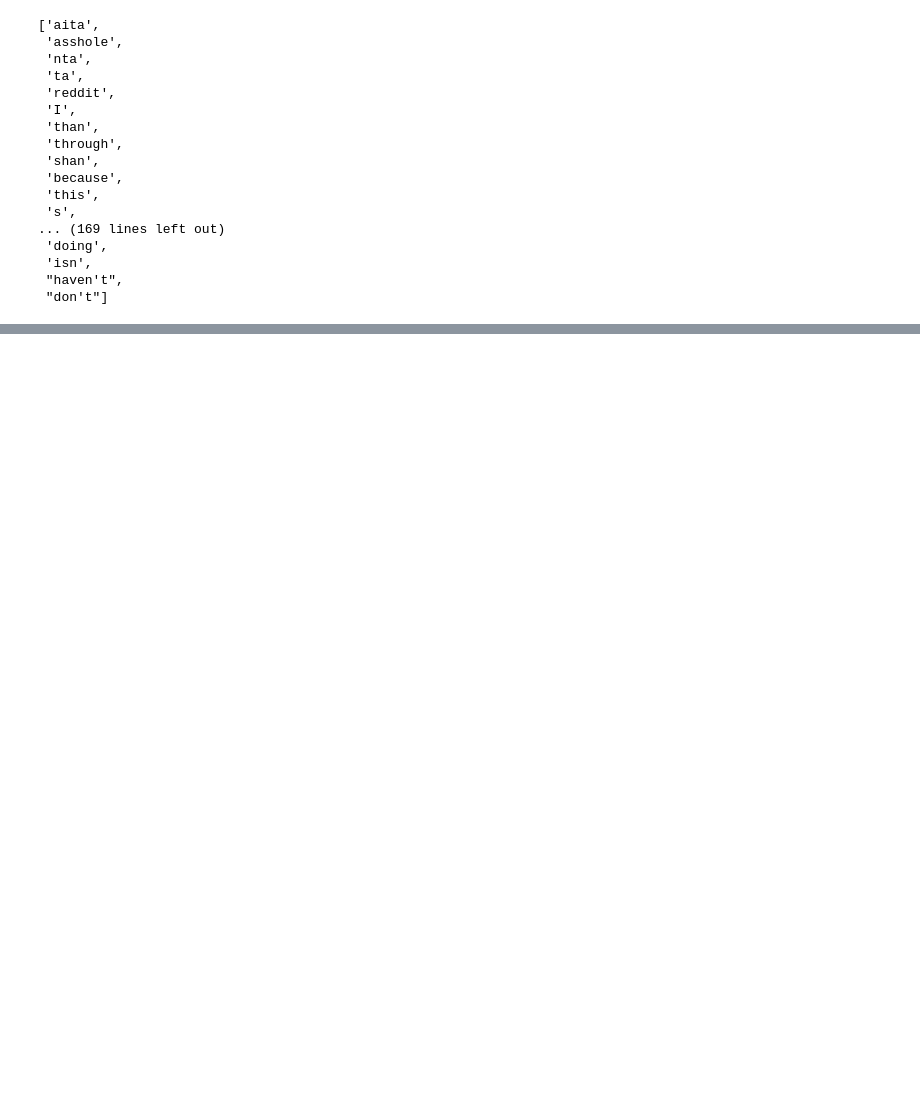
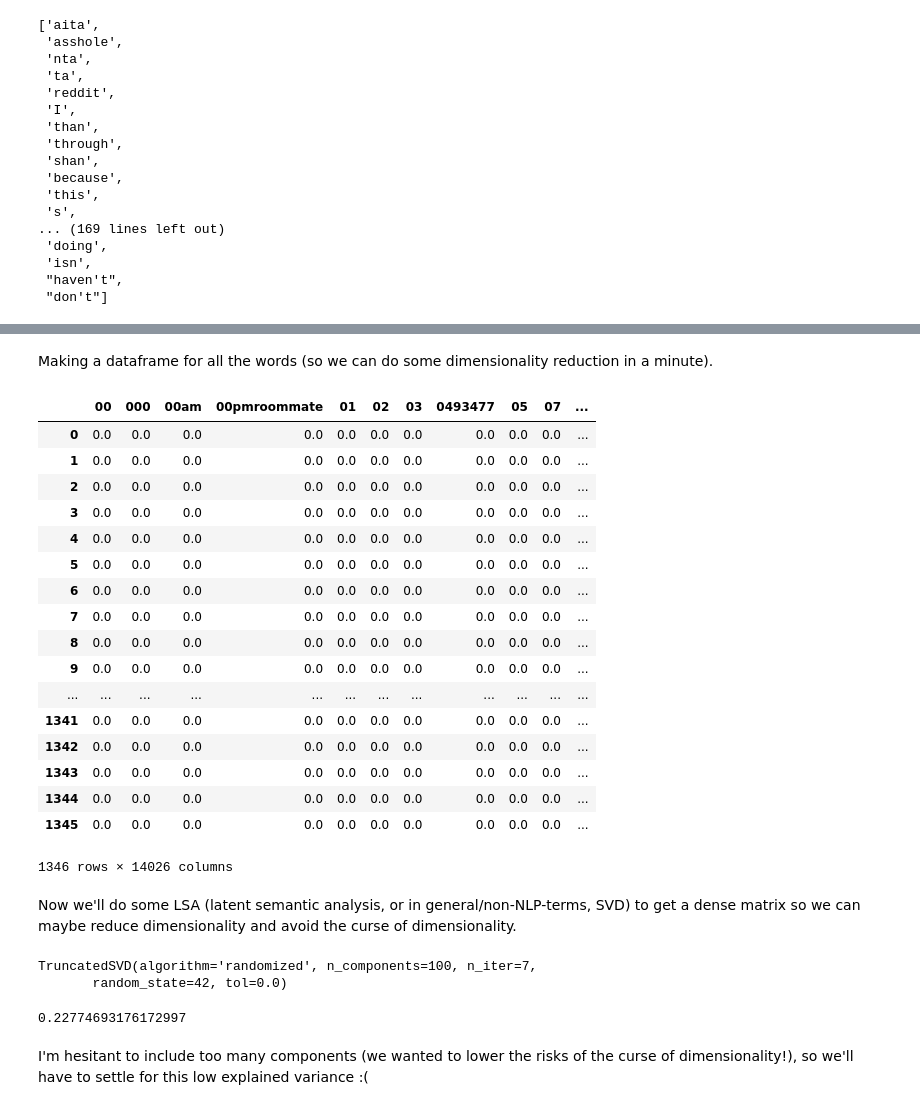
Before and after one commit to h-parker/AITA_classifier, a Jupyter notebook: nlp&eda.ipynb, the cells around one changed output, grey strips where cells are left out. Saved outputs shown, nothing was run; the diff lists cells and outputs as text; code cells hidden in the pictures; blank space fills up the shorter version.

Commit message:
started vectorization

```diff
--- a/nlp&eda.ipynb
+++ b/nlp&eda.ipynb
@@ -637,0 +687,3 @@ data.apply(lambda x: textblob.TextBlob(x.description).correct(), axis=1)
+# %%
+cv = CountVectorizer()
+word_count_vector=cv.fit_transform(X_train['processed_description'])
@@ -637,0 +696,9 @@ data.apply(lambda x: textblob.TextBlob(x.description).correct(), axis=1)
+# %%
+tfidf_transformer=TfidfTransformer(smooth_idf=True,use_idf=True)
+tfidf_transformer.fit(word_count_vector)
+
+# print idf values
+df_idf = pd.DataFrame(tfidf_transformer.idf_, index=cv.get_feature_names(),columns=["idf_weights"])
+
+# sort ascending
+df_idf.sort_values(by=['idf_weights'])
@@ -637,0 +724,2 @@ data.apply(lambda x: textblob.TextBlob(x.description).correct(), axis=1)
+# %%
+tf_idf_vector=tfidf_transformer.transform(cv.transform(X_train['processed_description']))
@@ -637,0 +728,6 @@ data.apply(lambda x: textblob.TextBlob(x.description).correct(), axis=1)
+# %%
+feature_names = cv.get_feature_names()
+
+#print the scores for the first vector
+df = pd.DataFrame(tf_idf_vector[0].T.todense(), index=feature_names, columns=["tfidf"])
+df.sort_values(by=["tfidf"],ascending=False)
@@ -637,0 +753,26 @@ data.apply(lambda x: textblob.TextBlob(x.description).correct(), axis=1)
+# %% [markdown]
+Making a dataframe for all the words (so we can do some dimensionality reduction in a minute).
+# %%
+df = pd.DataFrame(tf_idf_vector.T.todense(), index=feature_names)
+df.transpose()
+# %% [output]
+|  | 00 | 000 | 00am | 00pmroommate | 01 | 02 | 03 | 0493477 | 05 | 07 | ... |
+| 0 | 0.0 | 0.0 | 0.0 | 0.0 | 0.0 | 0.0 | 0.0 | 0.0 | 0.0 | 0.0 | ... |
+| 1 | 0.0 | 0.0 | 0.0 | 0.0 | 0.0 | 0.0 | 0.0 | 0.0 | 0.0 | 0.0 | ... |
+| 2 | 0.0 | 0.0 | 0.0 | 0.0 | 0.0 | 0.0 | 0.0 | 0.0 | 0.0 | 0.0 | ... |
+| 3 | 0.0 | 0.0 | 0.0 | 0.0 | 0.0 | 0.0 | 0.0 | 0.0 | 0.0 | 0.0 | ... |
+| 4 | 0.0 | 0.0 | 0.0 | 0.0 | 0.0 | 0.0 | 0.0 | 0.0 | 0.0 | 0.0 | ... |
+| 5 | 0.0 | 0.0 | 0.0 | 0.0 | 0.0 | 0.0 | 0.0 | 0.0 | 0.0 | 0.0 | ... |
+| 6 | 0.0 | 0.0 | 0.0 | 0.0 | 0.0 | 0.0 | 0.0 | 0.0 | 0.0 | 0.0 | ... |
+| 7 | 0.0 | 0.0 | 0.0 | 0.0 | 0.0 | 0.0 | 0.0 | 0.0 | 0.0 | 0.0 | ... |
+| 8 | 0.0 | 0.0 | 0.0 | 0.0 | 0.0 | 0.0 | 0.0 | 0.0 | 0.0 | 0.0 | ... |
+| 9 | 0.0 | 0.0 | 0.0 | 0.0 | 0.0 | 0.0 | 0.0 | 0.0 | 0.0 | 0.0 | ... |
+| ... | ... | ... | ... | ... | ... | ... | ... | ... | ... | ... | ... |
+| 1341 | 0.0 | 0.0 | 0.0 | 0.0 | 0.0 | 0.0 | 0.0 | 0.0 | 0.0 | 0.0 | ... |
+| 1342 | 0.0 | 0.0 | 0.0 | 0.0 | 0.0 | 0.0 | 0.0 | 0.0 | 0.0 | 0.0 | ... |
+| 1343 | 0.0 | 0.0 | 0.0 | 0.0 | 0.0 | 0.0 | 0.0 | 0.0 | 0.0 | 0.0 | ... |
+| 1344 | 0.0 | 0.0 | 0.0 | 0.0 | 0.0 | 0.0 | 0.0 | 0.0 | 0.0 | 0.0 | ... |
+| 1345 | 0.0 | 0.0 | 0.0 | 0.0 | 0.0 | 0.0 | 0.0 | 0.0 | 0.0 | 0.0 | ... |
+1346 rows × 14026 columns
+# %% [markdown]
+Now we'll do some LSA (latent semantic analysis, or in general/non-NLP-terms, SVD) to get a dense matrix so we can maybe reduce dimensionality and avoid the curse of dimensionality.
@@ -637,0 +781,12 @@ data.apply(lambda x: textblob.TextBlob(x.description).correct(), axis=1)
+# %%
+svd = TruncatedSVD(n_components=100, n_iter=7, random_state=42)
+svd.fit(df.transpose())
+# %% [output]
+TruncatedSVD(algorithm='randomized', n_components=100, n_iter=7,
+       random_state=42, tol=0.0)
+# %%
+sum(svd.explained_variance_ratio_)
+# %% [output]
+0.22774693176172997
+# %% [markdown]
+I'm hesitant to include too many components (we wanted to lower the risks of the curse of dimensionality!), so we'll have to settle for this low explained variance :(
```
Also changed, not shown: parts of 22 cells of this notebook.
